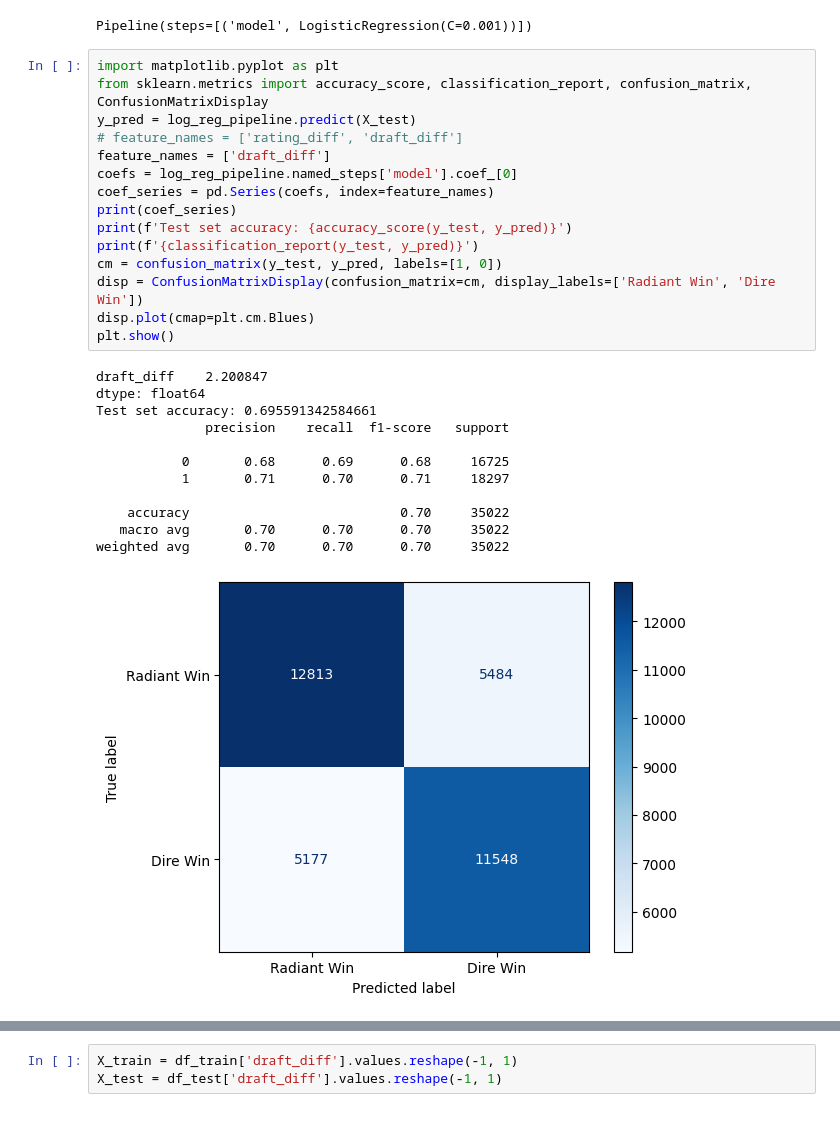
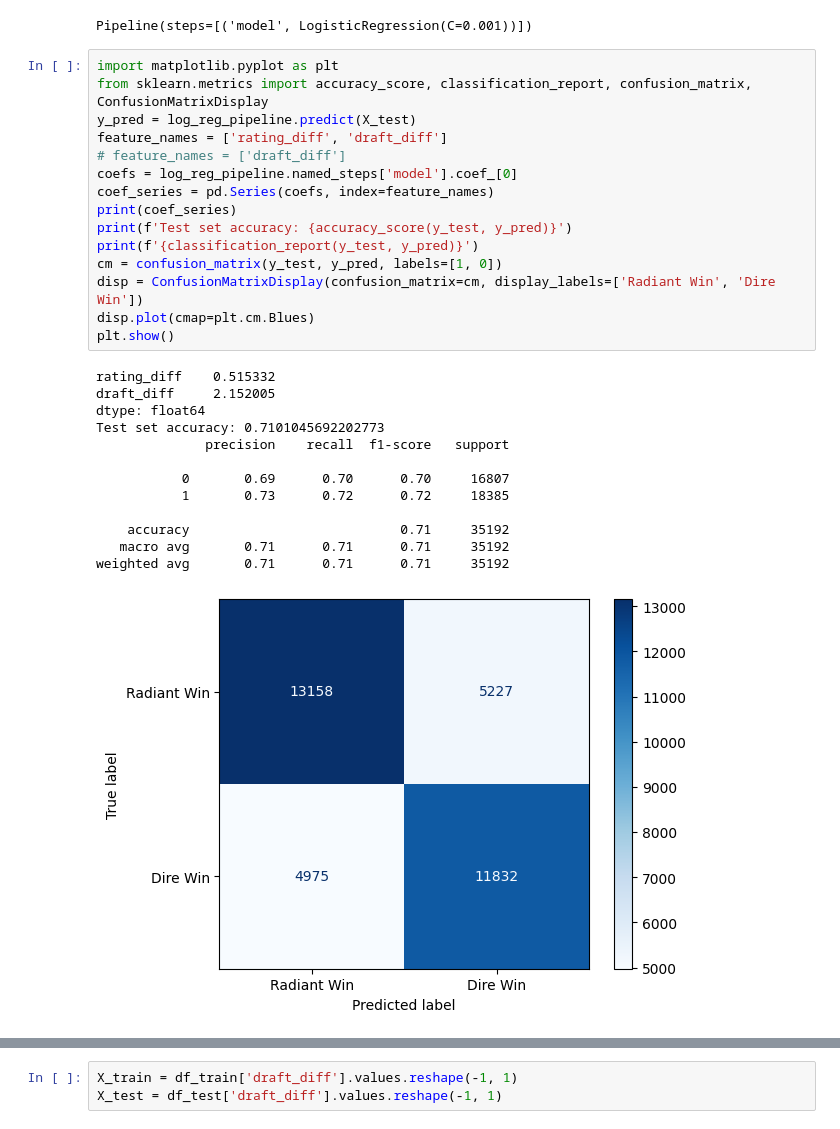
Before and after one commit to b-bige/dota-analytics, a Jupyter notebook: src/notebooks/train_model.ipynb, the cells around one changed output, grey strips where cells are left out. Drawn from its saved outputs; the diff is of its cells as text.

```diff
--- a/src/notebooks/train_model.ipynb
+++ b/src/notebooks/train_model.ipynb
@@ -59,31 +59,32 @@ Pipeline(steps=[('model', LogisticRegression(C=0.001))])
 # %%
 import matplotlib.pyplot as plt
 from sklearn.metrics import accuracy_score, classification_report, confusion_matrix, ConfusionMatrixDisplay
 y_pred = log_reg_pipeline.predict(X_test)
-# feature_names = ['rating_diff', 'draft_diff']
-feature_names = ['draft_diff']
+feature_names = ['rating_diff', 'draft_diff']
+# feature_names = ['draft_diff']
 coefs = log_reg_pipeline.named_steps['model'].coef_[0]
 coef_series = pd.Series(coefs, index=feature_names)
 print(coef_series)
 print(f'Test set accuracy: {accuracy_score(y_test, y_pred)}')
 print(f'{classification_report(y_test, y_pred)}')
 cm = confusion_matrix(y_test, y_pred, labels=[1, 0])
 disp = ConfusionMatrixDisplay(confusion_matrix=cm, display_labels=['Radiant Win', 'Dire Win'])
 disp.plot(cmap=plt.cm.Blues)
 plt.show()
 # %% [output]
-draft_diff    2.200847
+rating_diff    0.515332
+draft_diff     2.152005
 dtype: float64
-Test set accuracy: 0.695591342584661
+Test set accuracy: 0.7101045692202773
               precision    recall  f1-score   support
 
-           0       0.68      0.69      0.68     16725
-           1       0.71      0.70      0.71     18297
+           0       0.69      0.70      0.70     16807
+           1       0.73      0.72      0.72     18385
 
-    accuracy                           0.70     35022
-   macro avg       0.70      0.70      0.70     35022
-weighted avg       0.70      0.70      0.70     35022
+    accuracy                           0.71     35192
+   macro avg       0.71      0.71      0.71     35192
+weighted avg       0.71      0.71      0.71     35192
-[figure, old version]
+[figure, new version]
 # %%
 from sklearn.model_selection import cross_val_score, StratifiedKFold
 from sklearn.linear_model import LogisticRegression
```
Also changed, not shown: parts of 3 cells of this notebook, 4 other files.
